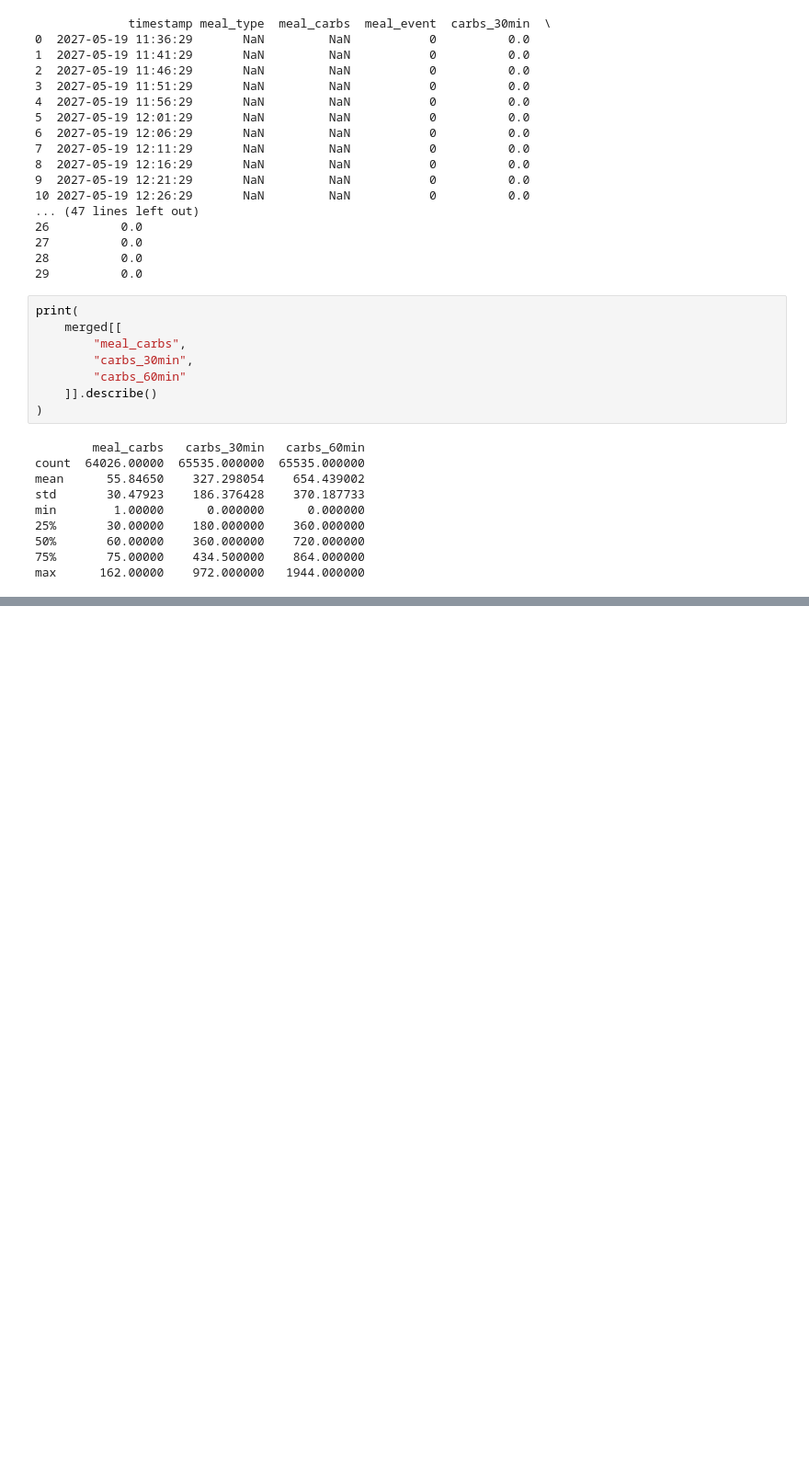
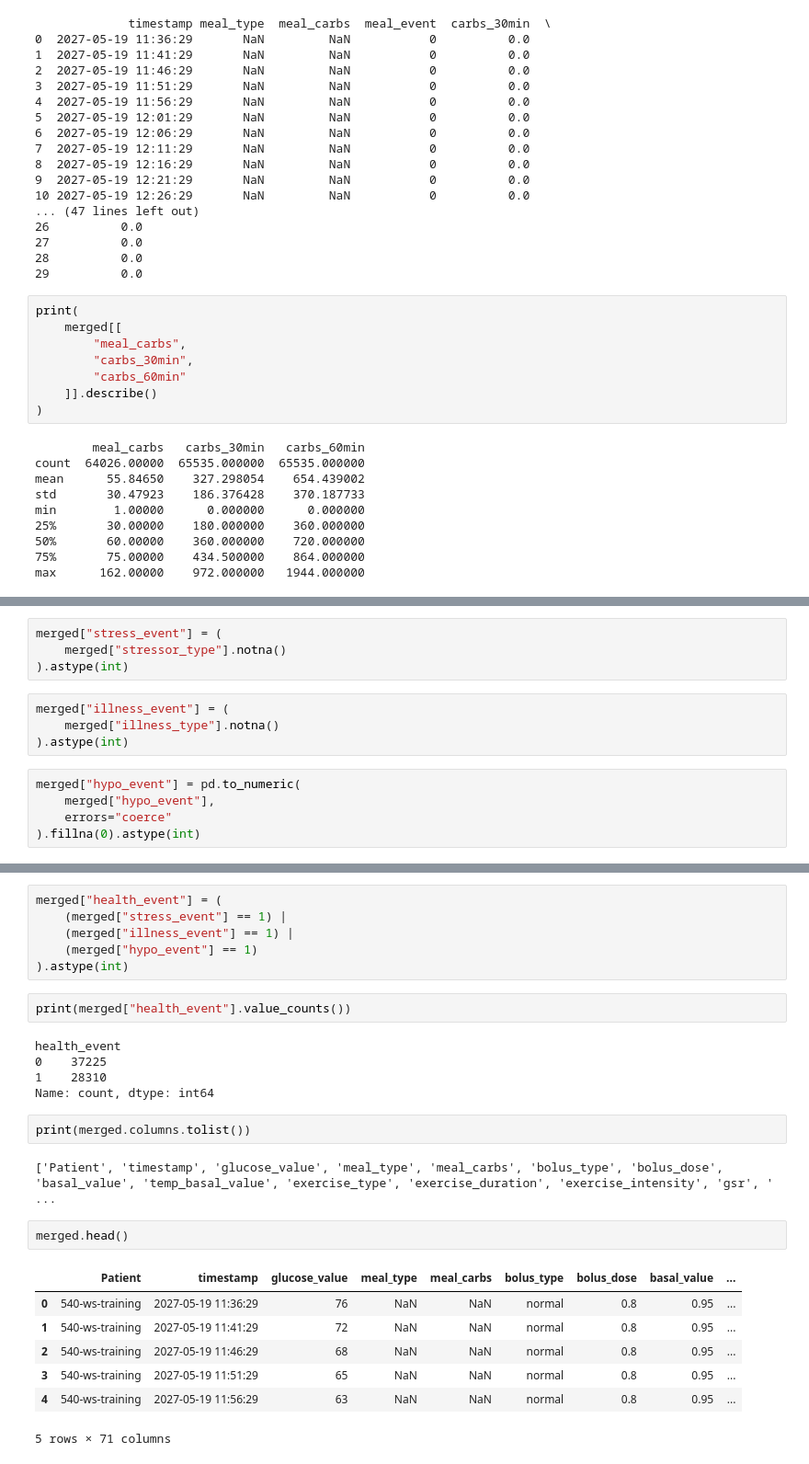
Before and after one commit to Mohan0102/Dia-Decision-AI, a Jupyter notebook: notebooks/Feature_Engineering.ipynb, the cells around one changed output, grey strips where cells are left out. Shown at 92% size. Saved outputs shown, nothing was run; the diff lists cells and outputs as text; blank space fills up the shorter version.

```diff
--- a/notebooks/Feature_Engineering.ipynb
+++ b/notebooks/Feature_Engineering.ipynb
@@ -616,0 +867,13 @@ max      162.00000    972.000000   1944.000000
+# %%
+merged["stress_event"] = (
+    merged["stressor_type"].notna()
+).astype(int)
+# %%
+merged["illness_event"] = (
+    merged["illness_type"].notna()
+).astype(int)
+# %%
+merged["hypo_event"] = pd.to_numeric(
+    merged["hypo_event"],
+    errors="coerce"
+).fillna(0).astype(int)
@@ -616,0 +906,27 @@ max      162.00000    972.000000   1944.000000
+# %%
+merged["health_event"] = (
+    (merged["stress_event"] == 1) |
+    (merged["illness_event"] == 1) |
+    (merged["hypo_event"] == 1)
+).astype(int)
+# %%
+print(merged["health_event"].value_counts())
+# %% [output]
+health_event
+0    37225
+1    28310
+Name: count, dtype: int64
+# %%
+print(merged.columns.tolist())
+# %% [output]
+['Patient', 'timestamp', 'glucose_value', 'meal_type', 'meal_carbs', 'bolus_type', 'bolus_dose', 'basal_value', 'temp_basal_value', 'exercise_type', 'exercise_duration', 'exercise_intensity', 'gsr', ' ...
+# %%
+merged.head()
+# %% [output]
+|  | Patient | timestamp | glucose_value | meal_type | meal_carbs | bolus_type | bolus_dose | basal_value | ... |
+| 0 | 540-ws-training | 2027-05-19 11:36:29 | 76 | NaN | NaN | normal | 0.8 | 0.95 | ... |
+| 1 | 540-ws-training | 2027-05-19 11:41:29 | 72 | NaN | NaN | normal | 0.8 | 0.95 | ... |
+| 2 | 540-ws-training | 2027-05-19 11:46:29 | 68 | NaN | NaN | normal | 0.8 | 0.95 | ... |
+| 3 | 540-ws-training | 2027-05-19 11:51:29 | 65 | NaN | NaN | normal | 0.8 | 0.95 | ... |
+| 4 | 540-ws-training | 2027-05-19 11:56:29 | 63 | NaN | NaN | normal | 0.8 | 0.95 | ... |
+5 rows × 71 columns
```
Also changed, not shown: parts of 50 cells of this notebook, 1 other file.
